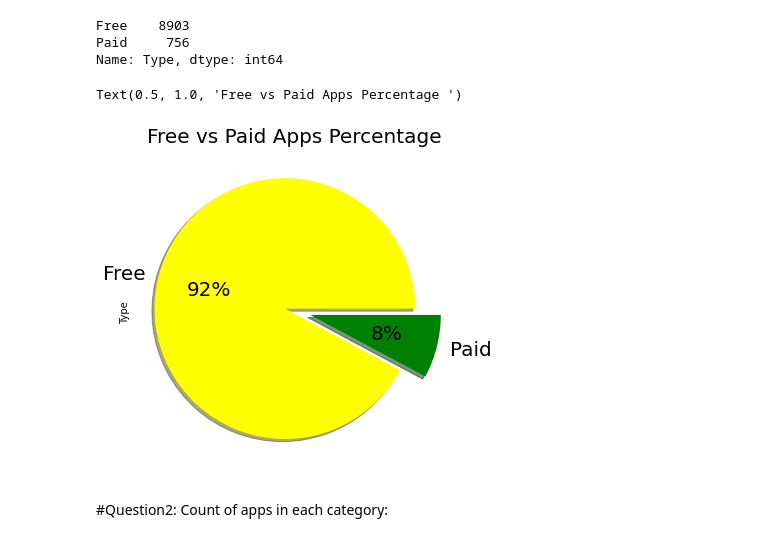
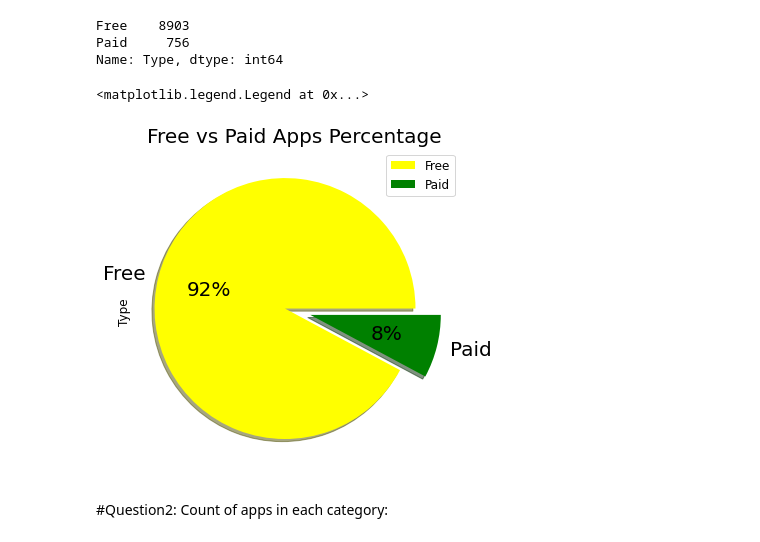
Before and after one commit to asadalam1/Practice-, a Jupyter notebook: Original_Play_Store_App_Review_Analysis_Capstone_Project.ipynb, the cells around one changed output. Cells and saved outputs as stored; diff of their text form; code cells hidden in the pictures.

```diff
--- a/Original_Play_Store_App_Review_Analysis_Capstone_Project.ipynb
+++ b/Original_Play_Store_App_Review_Analysis_Capstone_Project.ipynb
@@ -447,11 +447,12 @@ Name: Type, dtype: int64
 # %%
 
 plt.rcParams['figure.figsize']=(6,6)
 type_pie=app_type_df.plot(kind='pie',autopct='%1.0f%%',fontsize=20,shadow=True, colors=['yellow','green'],explode=(0.10,0.10))
 type_pie.set_title("Free vs Paid Apps Percentage ",fontsize=20)
+plt.legend()
 # %% [output]
-Text(0.5, 1.0, 'Free vs Paid Apps Percentage ')
+<matplotlib.legend.Legend at 0x...>
-[figure, old version]
+[figure, new version]
 # %%
 #here we can see that most of the apps are free and only 8% of apps are paid.
 # %% [markdown]
```
Also changed, not shown: parts of 8 cells of this notebook.
